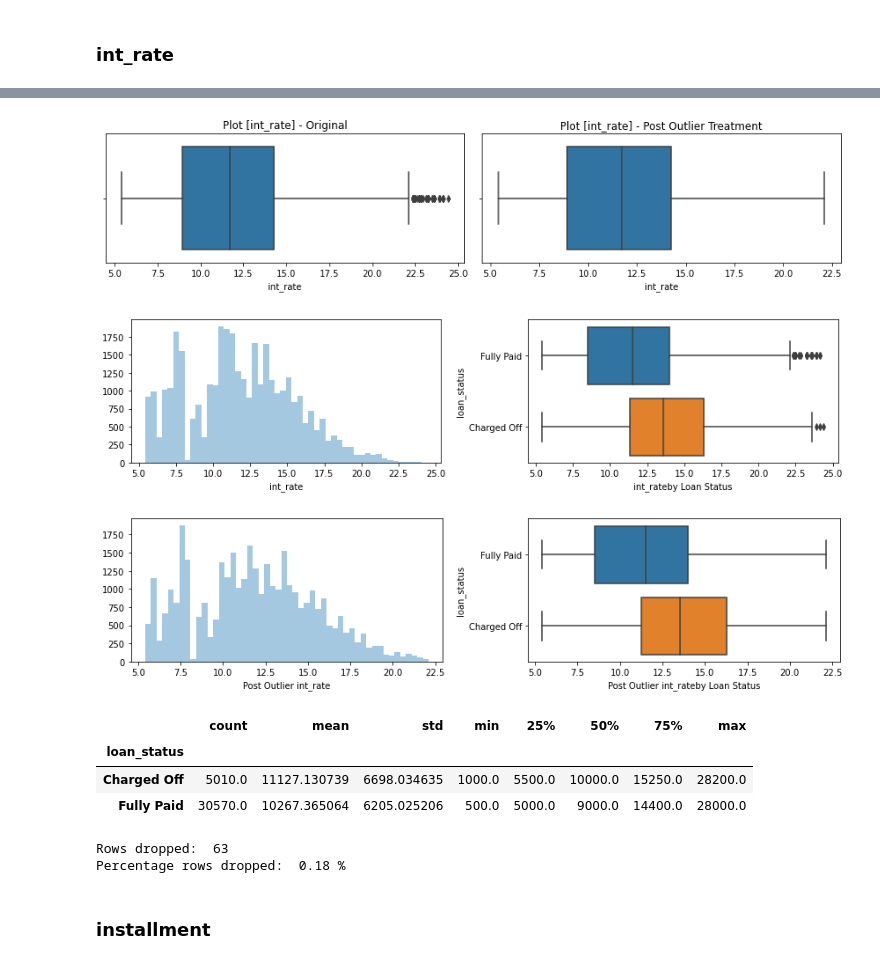
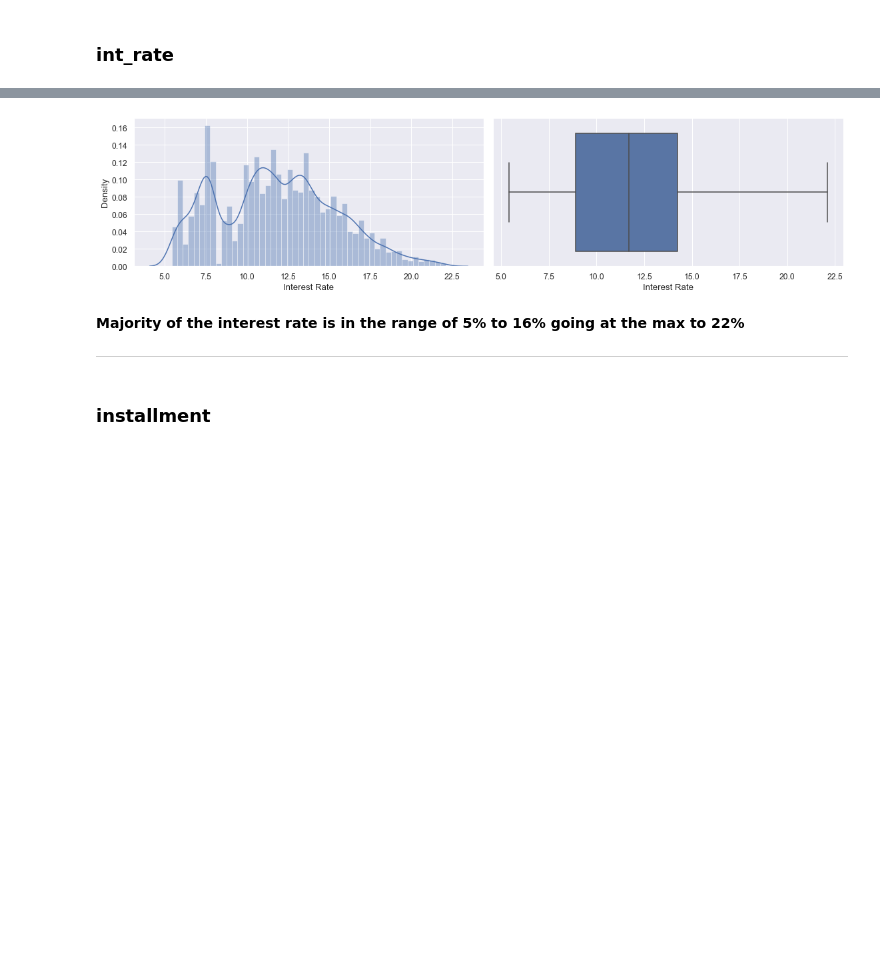
Before and after one commit to slahiri/LendingClubCaseStudy, a Jupyter notebook: Siddhartha_Lahiri.ipynb, the cells around one changed output, grey strips where cells are left out. Cells and saved outputs as stored; diff of their text form; code cells hidden in the pictures; blank space fills up the shorter version.

```diff
--- a/Siddhartha_Lahiri.ipynb
+++ b/Siddhartha_Lahiri.ipynb
@@ -668,0 +938,7 @@ def column_analysis(df, column, boundary=1.5, continuous=True):
+# %%
+original_row_count = len(loan)
+
+outlier_treatment = ['loan_amnt', 'funded_amnt', 'funded_amnt_inv', 'int_rate', 'installment', 'annual_inc', 'dti']
+for column in outlier_treatment:
+    outlier_comparison(loan, column)
+    loan = drop_outlier(loan, column)
@@ -698,2 +979,0 @@ column_analysis(loan, 'loan_amnt',1.4, True)
-# %%
-loan = treat_outlier(loan, 'loan_amnt', 1.4, True)
@@ -727,2 +992,0 @@ column_analysis(loan, 'funded_amnt')
-# %%
-loan = treat_outlier(loan, 'funded_amnt', 1.5, True)
@@ -756,2 +1001,0 @@ column_analysis(loan, 'funded_amnt_inv')
-# %%
-loan = treat_outlier(loan, 'funded_amnt_inv', 1.5, True)
@@ -775,17 +1007,9 @@ Name: int_rate, dtype: float64
 # %%
-column_analysis(loan, 'int_rate')
+univariate_analysis(loan, 'int_rate')
 # %% [output]
-[figure, old version]
+[figure, new version]
-[figure, removed]
-[figure, removed]
-|  | count | mean | std | min | 25% | 50% | 75% | max |
-| loan_status |  |  |  |  |  |  |  |  |
-| Charged Off | 5010.0 | 11127.130739 | 6698.034635 | 1000.0 | 5500.0 | 10000.0 | 15250.0 | 28200.0 |
-| Fully Paid | 30570.0 | 10267.365064 | 6205.025206 | 500.0 | 5000.0 | 9000.0 | 14400.0 | 28000.0 |
-# %%
-loan = treat_outlier(loan, 'int_rate', 1.5, True)
-# %% [output]
-Rows dropped:  63
-Percentage rows dropped:  0.18 %
+# %% [markdown]
+**Majority of the interest rate is in the range of 5% to 16% going at the max to 22%**
+***
 # %% [markdown]
 ### installment
```
Also changed, not shown: parts of 225 cells of this notebook.
